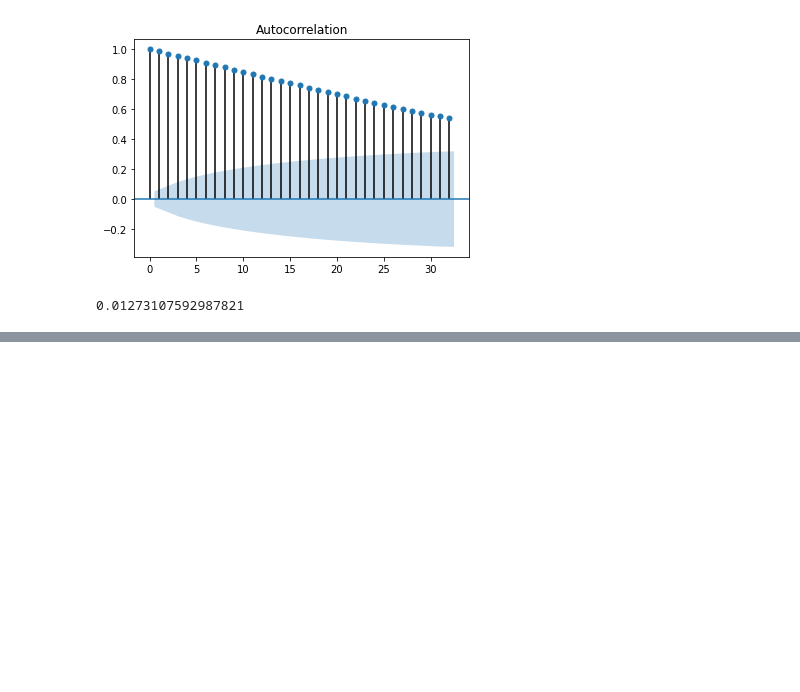
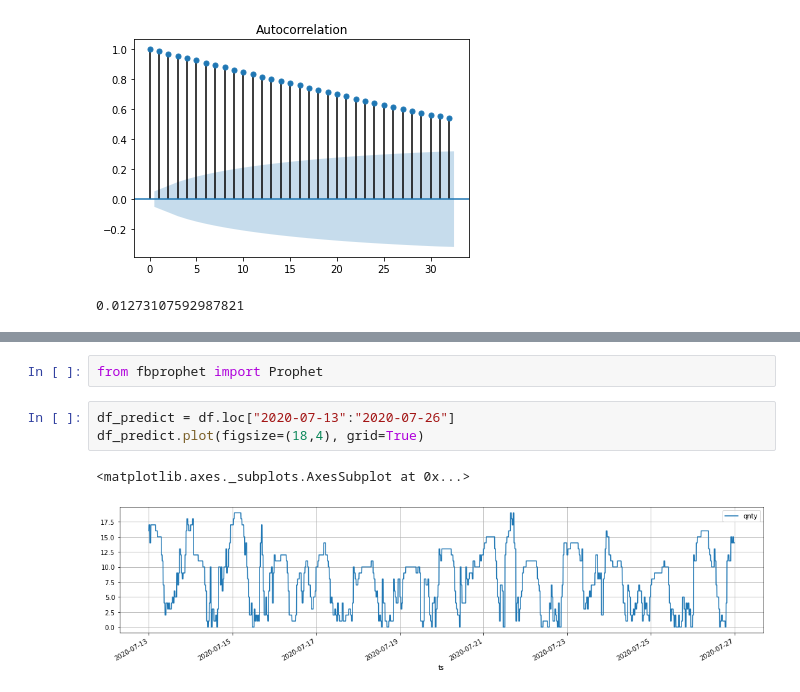
Before and after one commit to pad0910/Python2A, a Jupyter notebook: Dzien12/pad0910_prophet.ipynb, the cells around one changed output, grey strips where cells are left out. Cells and saved outputs as stored; diff of their text form; blank space fills up the shorter version.

```diff
--- a/Dzien12/pad0910_prophet.ipynb
+++ b/Dzien12/pad0910_prophet.ipynb
@@ -158,0 +141,8 @@ Requirement already satisfied: cycler>=0.10 in /usr/local/lib/python3.7/dist-pac
+# %%
+from fbprophet import Prophet
+# %%
+df_predict = df.loc["2020-07-13":"2020-07-26"]
+df_predict.plot(figsize=(18,4), grid=True)
+# %% [output]
+<matplotlib.axes._subplots.AxesSubplot at 0x...>
+[figure, added]
```
Also changed, not shown: parts of 12 cells of this notebook.
